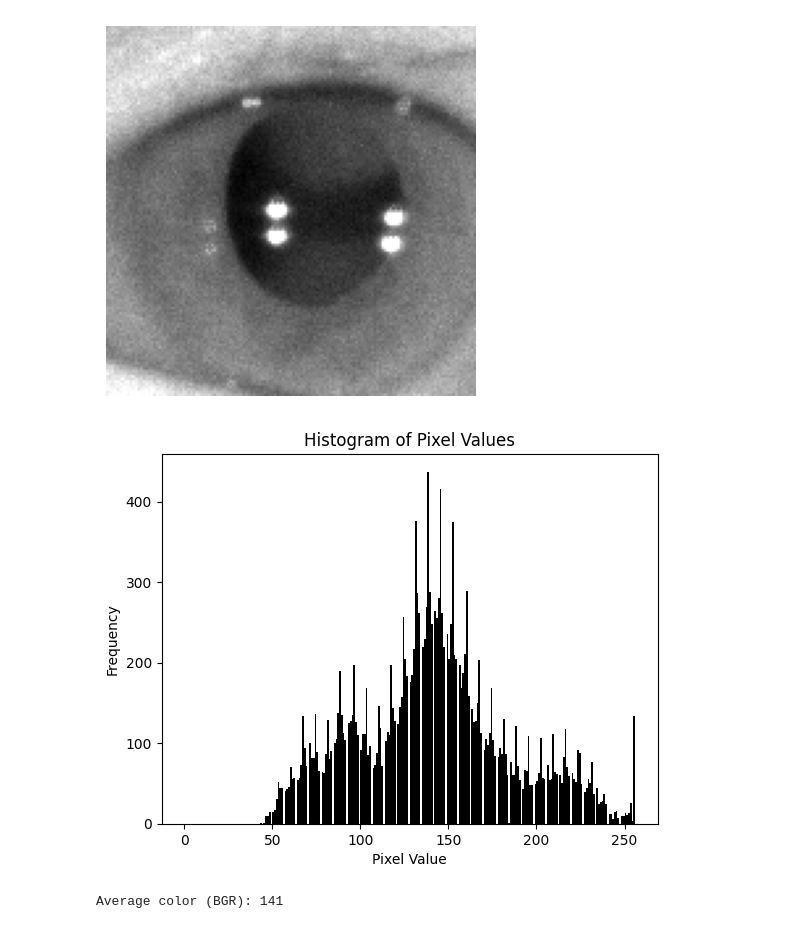
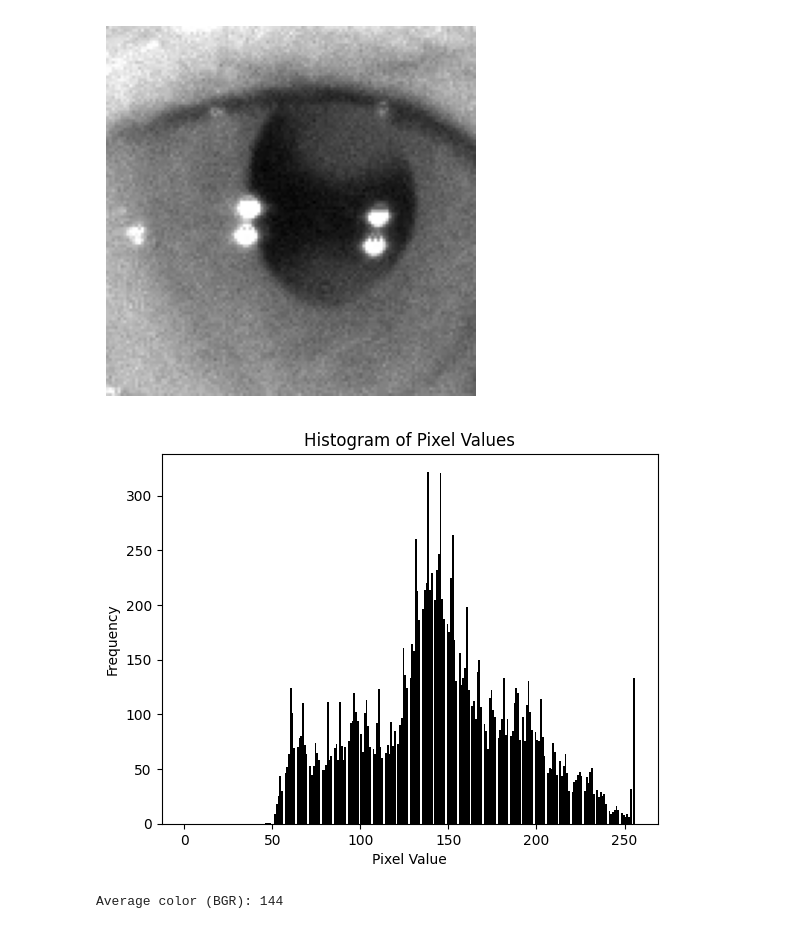
Before and after one commit to natejly/Pupil, a Jupyter notebook: athresh.ipynb, the cells around one changed output. Saved outputs shown, nothing was run; the diff lists cells and outputs as text; code cells hidden in the pictures.

```diff
--- a/athresh.ipynb
+++ b/athresh.ipynb
@@ -1,22 +1,22 @@
 # %%
 import cv2
 import numpy as np
 import matplotlib.pyplot as plt
 import numpy as np
 import matplotlib.pyplot as plt
 from scipy.ndimage import gaussian_filter1d
 from scipy.signal import argrelextrema
 # 1. Load and crop
-path = "output/1089.png"
+path = "output/490.png"
 eye_crop = cv2.imread(path)
 
 # show the cropped image
 eye_gray = cv2.cvtColor(eye_crop, cv2.COLOR_BGR2GRAY)
 plt.imshow(eye_gray, cmap='gray')
 plt.axis('off')
 plt.show()
 # %% [output]
-[figure, old version]
+[figure, new version]
 # %%
 # generate frequency of each pixel value from graysvale
 #
@@ -31,8 +31,8 @@ plt.show()
 average_color = int(np.mean(eye_crop, axis=(0, 1))[0])
 print(f"Average color (BGR): {average_color}")
 # %% [output]
-[figure, old version]
+[figure, new version]
-Average color (BGR): 141
+Average color (BGR): 144
 # %%
 # gaussian noise filter for histogram
 hist, bin_edges = np.histogram(eye_gray.ravel(), bins=256, range=(0, 256))
```
Also changed, not shown: parts of 4 cells of this notebook, 3 other files.
